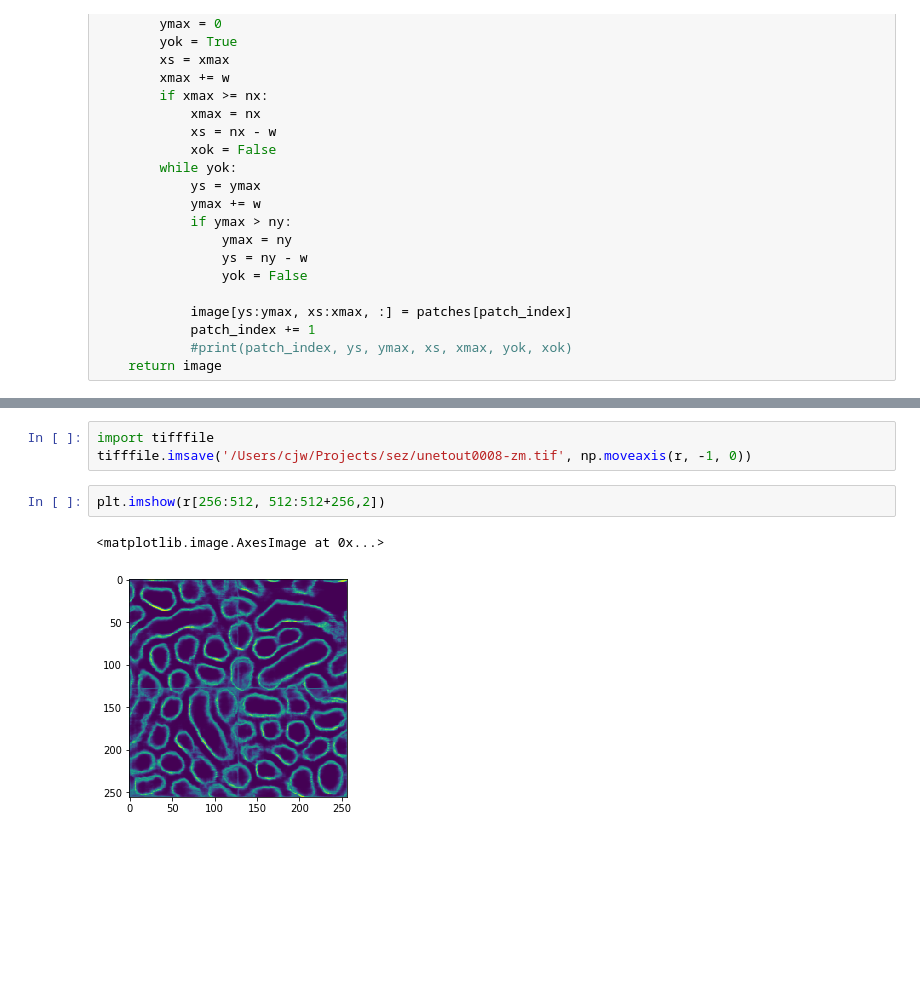
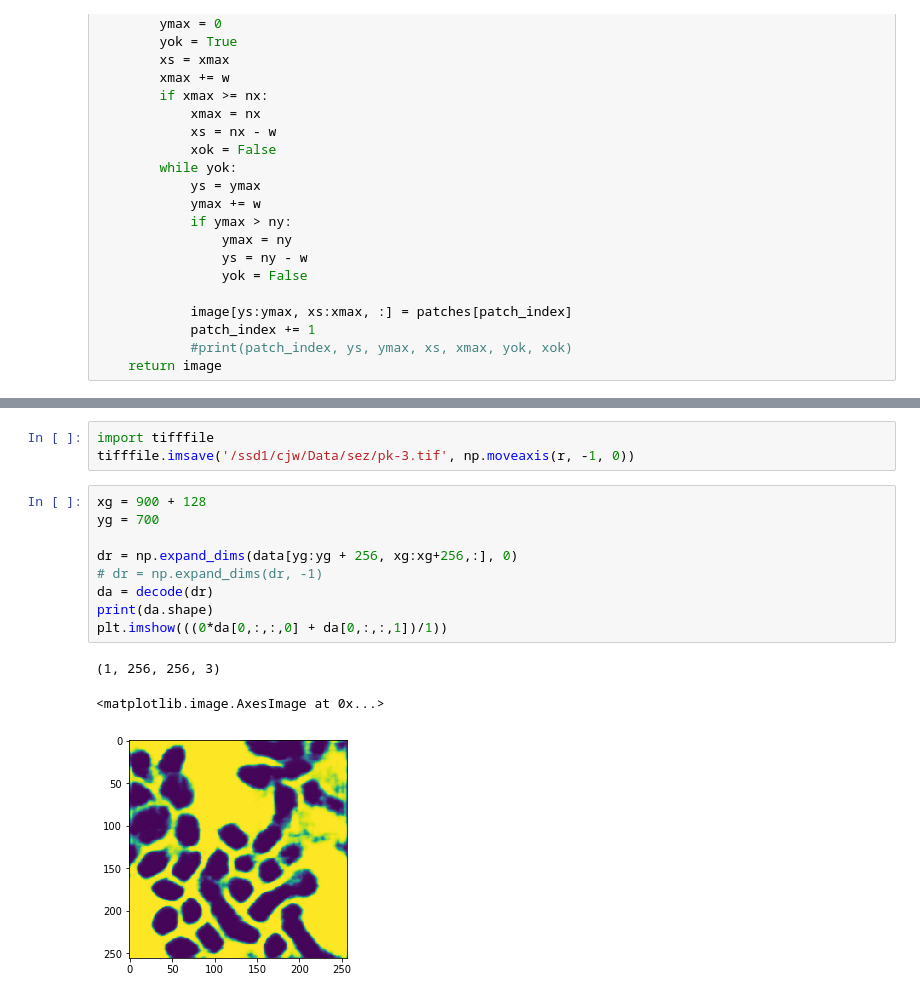
Before and after one commit to cwood1967/Unet, a Jupyter notebook: dnet/infer_dnet.ipynb, the cells around one changed output, grey strips where cells are left out. Cells and saved outputs as stored; diff of their text form; blank space fills up the shorter version.

```diff
--- a/dnet/infer_dnet.ipynb
+++ b/dnet/infer_dnet.ipynb
@@ -184,8 +184,16 @@ plt.imshow(r[:,:,2])
 # %%
 import tifffile
-tifffile.imsave('/Users/cjw/Projects/sez/unetout0008-zm.tif', np.moveaxis(r, -1, 0))
+tifffile.imsave('/ssd1/cjw/Data/sez/pk-3.tif', np.moveaxis(r, -1, 0))
-# %%
-plt.imshow(r[256:512, 512:512+256,2])
-# %% [output]
-<matplotlib.image.AxesImage at 0x...>
-[figure, removed]
+# %%
+xg = 900 + 128
+yg = 700
+
+dr = np.expand_dims(data[yg:yg + 256, xg:xg+256,:], 0)
+# dr = np.expand_dims(dr, -1)
+da = decode(dr)
+print(da.shape)
+plt.imshow(((0*da[0,:,:,0] + da[0,:,:,1])/1))
+# %% [output]
+(1, 256, 256, 3)
+<matplotlib.image.AxesImage at 0x...>
+[figure, added]
```
Also changed, not shown: parts of 6 cells of this notebook.
